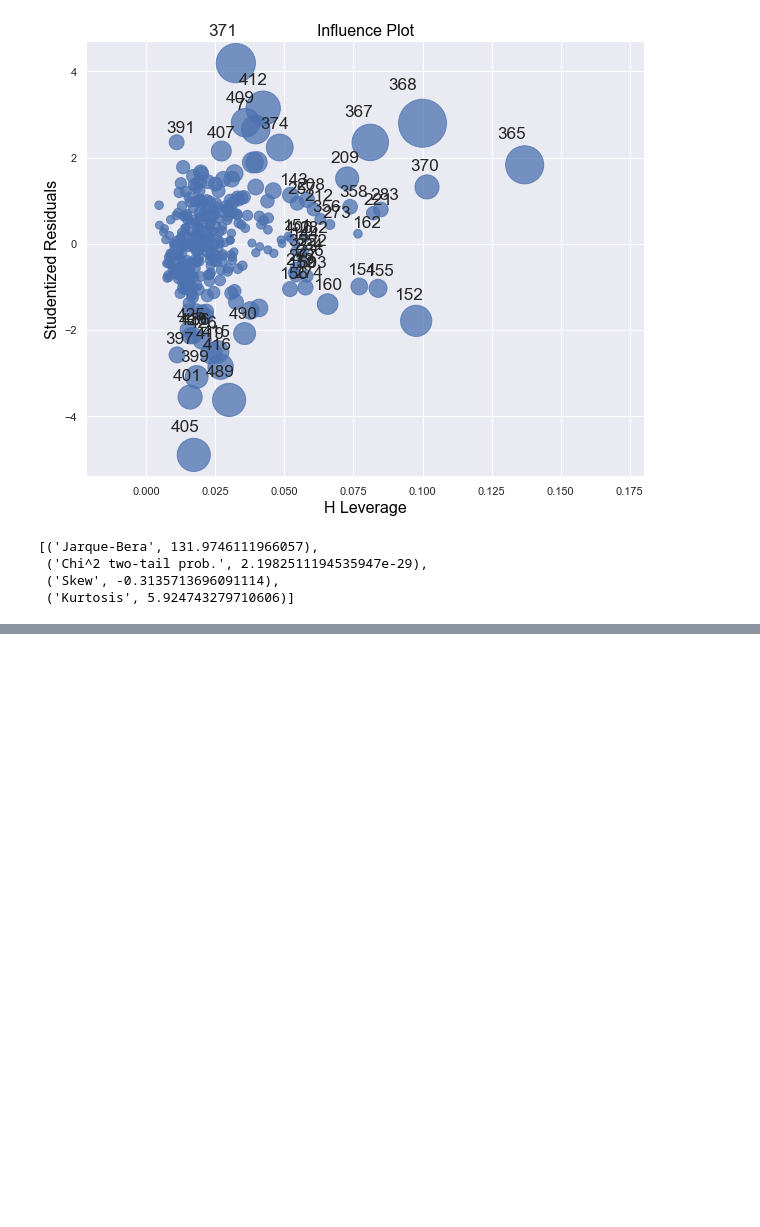
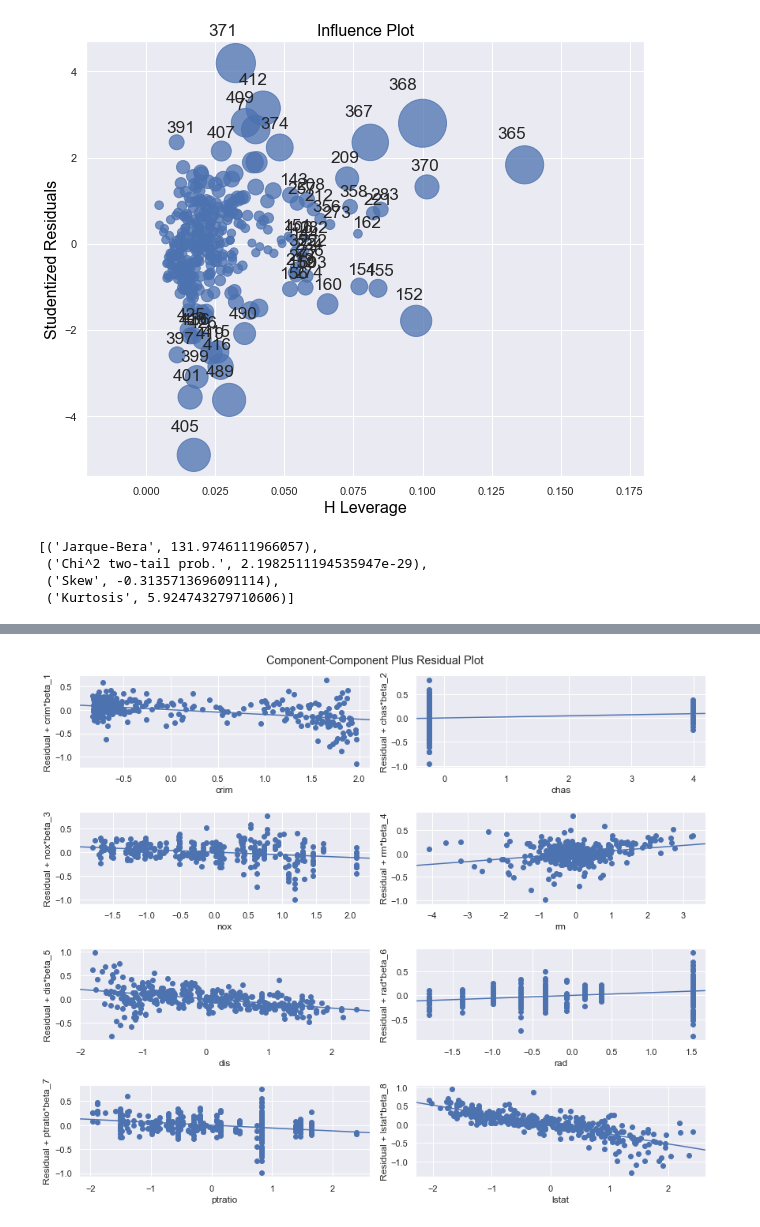
Before and after one commit to PythonKatie/Boston_Housing_Price, a Jupyter notebook: Boston Housing Price.ipynb, the cells around one changed output, grey strips where cells are left out. Saved outputs shown, nothing was run; the diff lists cells and outputs as text; code cells hidden in the pictures; blank space fills up the shorter version.

```diff
--- a/Boston Housing Price.ipynb
+++ b/Boston Housing Price.ipynb
@@ -595,0 +609,7 @@ lzip(test_labels, white_test)
+# %%
+# The CCPR plot provides a way to judge the effect of one regressor on the response variable by taking into account the effects of the other
+# independent variables. The partial residuals plot is defined as Residuals + BiXi versus Xi
+fig = plt.figure(figsize=(12, 12))
+fig = sm.graphics.plot_ccpr_grid(lrmodel, fig=fig)
+# %% [output]
+[figure, added]
```
Also changed, not shown: parts of 20 cells of this notebook.
